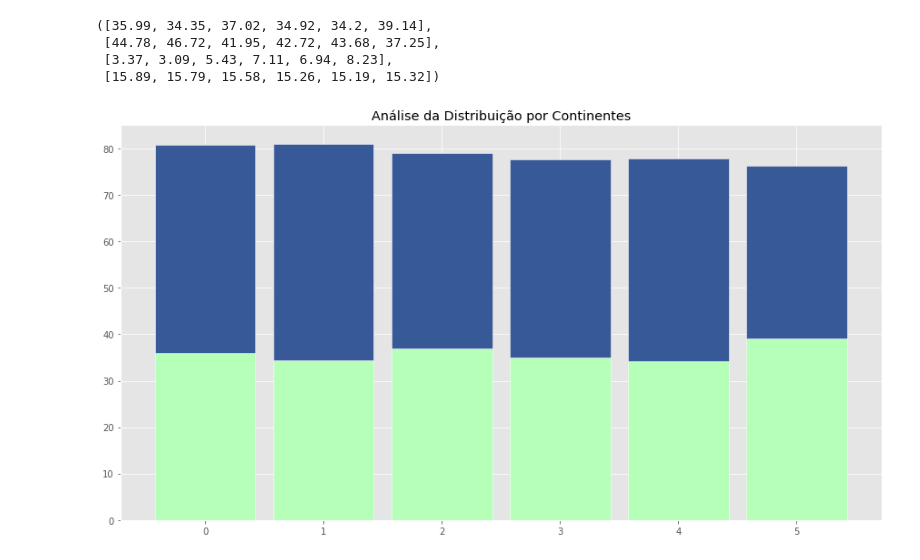
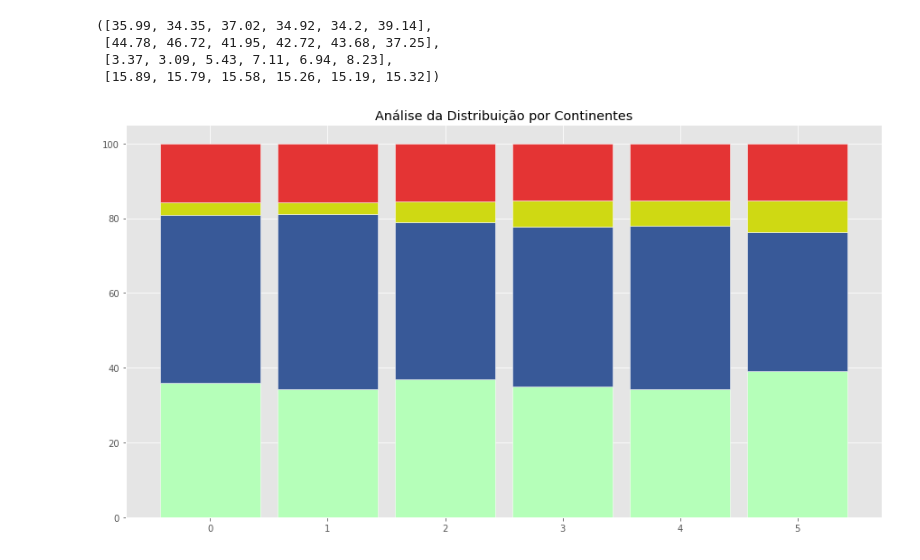
Before and after one commit to JardelSilva-86/Python-para-An-lise-de-Dados, a Jupyter notebook: Projeto_4_Mercado_de_Games.ipynb, the cells around one changed output. Drawn from its saved outputs; the diff is of its cells as text; code cells hidden in the pictures.

```diff
--- a/Projeto_4_Mercado_de_Games.ipynb
+++ b/Projeto_4_Mercado_de_Games.ipynb
@@ -259,19 +259,25 @@ America, Europa, Japao, RestoMundo
 # %%
 # Tamanho da Plotagem
 plt.figure( figsize=(15,8) )
 
 # Largura da barra
 largura_barra = 0.85
 rotulos = Analise['Year']
 grupos = [0, 1, 2, 3, 4, 5]
 
 # Plot America
 plt.bar( grupos, America, width=largura_barra, color='#b5ffb9', edgecolor='white' )
 
 # Plot Europa
-plt.bar( grupos, Europa, bottom=America, width=largura_barra, color='#385998', edgecolor='white')
+plt.bar( grupos, Europa, bottom=America, width=largura_barra, color='#385998', edgecolor='white' )
+
+# Plot Japao
+plt.bar( grupos, Japao, bottom=[ a + b for a, b in zip(America, Europa) ], width=largura_barra, color='#CFD913', edgecolor='white' )
+
+# Plot Resto do Mundo
+plt.bar( grupos, RestoMundo, bottom=[ a + b + c for a, b, c in zip(America, Europa, Japao) ], width=largura_barra, color='#E43434', edgecolor='white' )
 
 # Título
 plt.title('Análise da Distribuição por Continentes');
 # %% [output]
-[figure, old version]
+[figure, new version]
```
Also changed, not shown: parts of 1 cell of this notebook.
